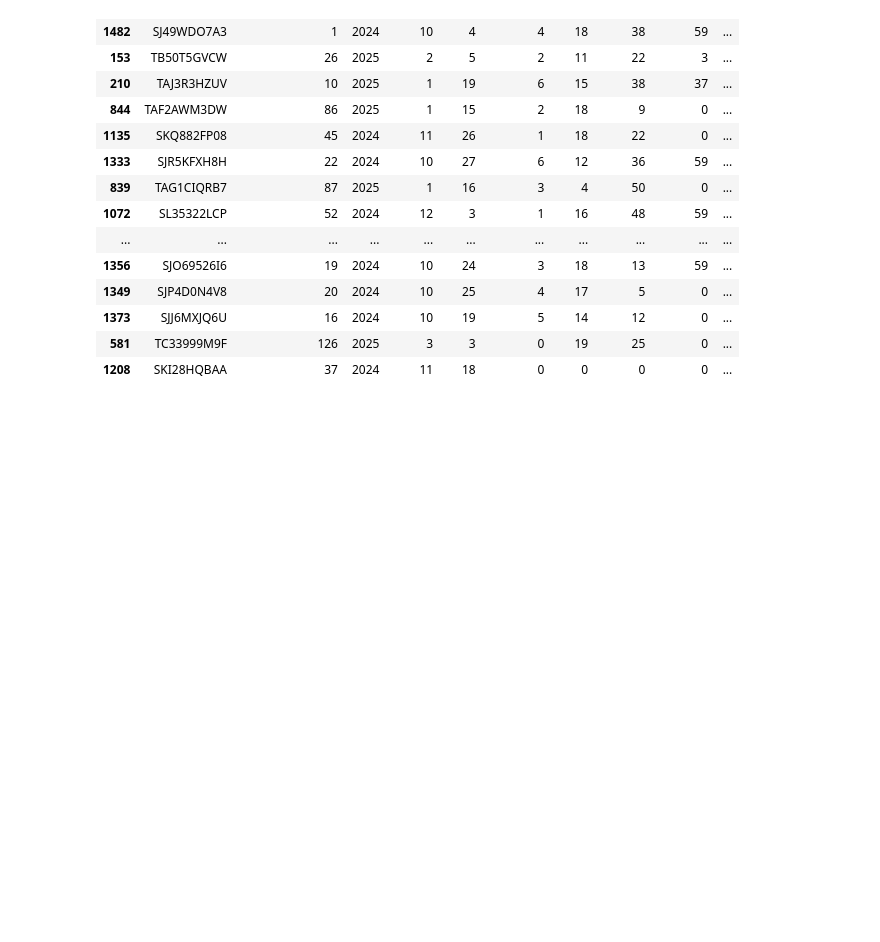
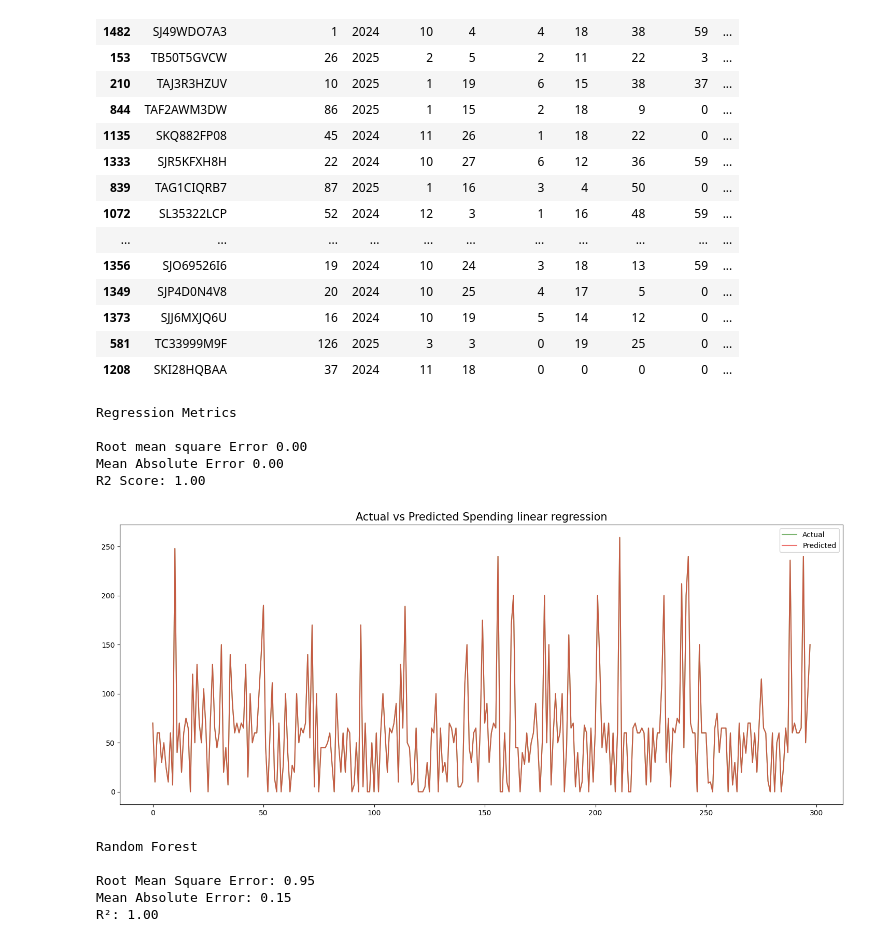
Before and after one commit to Brian342/Mpesa-Spending-Prediction-App, a Jupyter notebook: M-pesa Model.ipynb, the cells around one changed output. Drawn from its saved outputs; the diff is of its cells as text; code cells hidden in the pictures; blank space fills up the shorter version.

```diff
--- a/M-pesa Model.ipynb
+++ b/M-pesa Model.ipynb
@@ -229,0 +230,45 @@ with open('ModelsPrediction/df_encoding.pkl', 'wb') as f:
+# %%
+from sklearn.linear_model import LinearRegression
+model_lr = LinearRegression()
+model_lr.fit(x_train_scaled, y_train)
+
+# saving the model
+with open('Models/Mpesa_LinearRegression.pkl', 'wb') as f:
+    pickle.dump(model_lr, f)
+# %%
+y_pred = model_lr.predict(x_test_scaled)
+# %%
+# Evaluate the model
+from sklearn.metrics import (
+mean_squared_error, mean_absolute_error, r2_score, accuracy_score,
+f1_score, precision_score, confusion_matrix, roc_auc_score,
+recall_score, classification_report, accuracy_score)
+
+mse = mean_absolute_error(y_test, y_pred)
+rmse = np.sqrt(mse)
+mae = mean_absolute_error(y_test, y_pred)
+r2 = r2_score(y_test, y_pred)
+
+print("Regression Metrics")
+print()
+print(f"Root mean square Error {rmse:.2f}")
+print(f"Mean Absolute Error {mae:.2f}")
+print(f"R2 Score: {r2:.2f}")
+# %% [output]
+Regression Metrics
+
+Root mean square Error 0.00
+Mean Absolute Error 0.00
+R2 Score: 1.00
+# %%
+# visualizing the model
+plt.figure(figsize=(18, 7))
+plt.plot(y_test.values, label='Actual', alpha=0.7, color='#439534')
+plt.plot(y_pred, label='Predicted', alpha=0.7, color='#E53631')
+plt.legend()
+plt.title("Actual vs Predicted Spending linear regression", fontsize=15)
+plt.savefig("Charts/Actual_vs_predicted_spending_linear_regression.png", dpi=300, bbox_inches='tight')
+plt.show()
+plt.close()
+# %% [output]
+[figure, added]
@@ -229,0 +291,20 @@ with open('ModelsPrediction/df_encoding.pkl', 'wb') as f:
+# %%
+# Evaluate the  Random Forest model
+from sklearn.metrics import mean_absolute_error, mean_squared_error, r2_score
+
+mse_rf = mean_squared_error(y_test, y_pred_rf)
+rmse_rf = np.sqrt(mse_rf)
+mae_rf = mean_absolute_error(y_test, y_pred_rf)
+r2_rf = r2_score(y_test, y_pred_rf)
+
+print("Random Forest")
+print()
+print(f"Root Mean Square Error: {rmse_rf:.2f}")
+print(f"Mean Absolute Error: {mae_rf:.2f}")
+print(f"R²: {r2_rf:.2f}")
+# %% [output]
+Random Forest
+
+Root Mean Square Error: 0.95
+Mean Absolute Error: 0.15
+R²: 1.00
```
Also changed, not shown: parts of 13 cells of this notebook, 6 other files.
